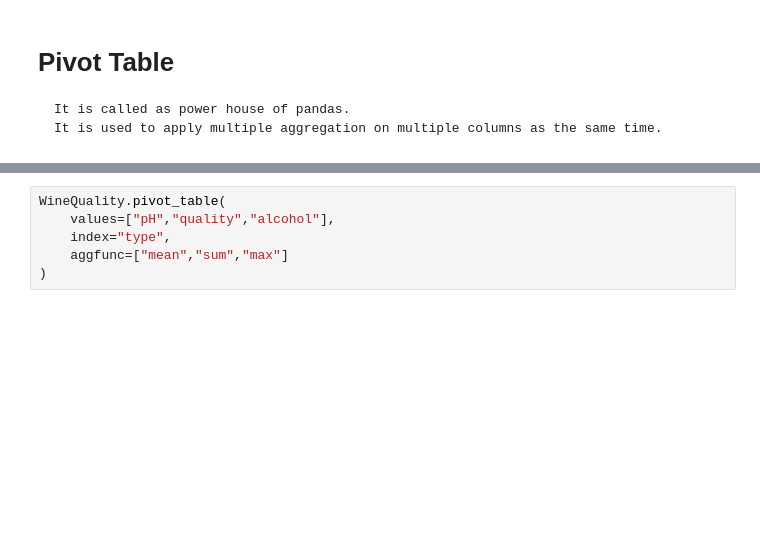
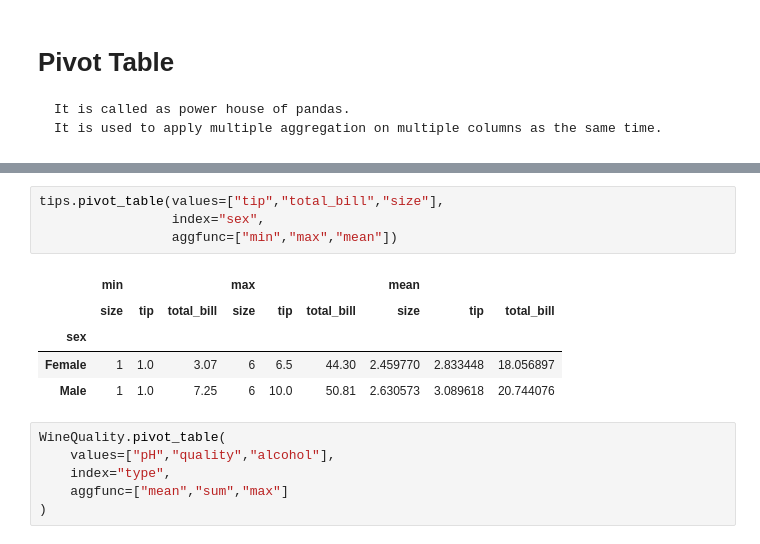
Before and after one commit to Amandeep006/QSPIDER-, a Jupyter notebook: pylab/pan.ipynb, the cells around one changed output, grey strips where cells are left out. Drawn from its saved outputs; the diff is of its cells as text; blank space fills up the shorter version.

```diff
--- a/pylab/pan.ipynb
+++ b/pylab/pan.ipynb
@@ -920,6 +920,16 @@ WineQuality.head()
 | 2 | white | 8.1 | 0.28 | 0.40 | 6.9 | 0.050 | 30.0 | ... |
 | 3 | white | 7.2 | 0.23 | 0.32 | 8.5 | 0.058 | 47.0 | ... |
 | 6 | white | 6.2 | 0.32 | 0.16 | 7.0 | 0.045 | 30.0 | ... |
+# %%
+tips.pivot_table(values=["tip","total_bill","size"],
+                 index="sex",
+                 aggfunc=["min","max","mean"])
+# %% [output]
+|  | min |  |  | max |  |  | mean |  |  |
+|  | size | tip | total_bill | size | tip | total_bill | size | tip | total_bill |
+| sex |  |  |  |  |  |  |  |  |  |
+| Female | 1 | 1.0 | 3.07 | 6 | 6.5 | 44.30 | 2.459770 | 2.833448 | 18.056897 |
+| Male | 1 | 1.0 | 7.25 | 6 | 10.0 | 50.81 | 2.630573 | 3.089618 | 20.744076 |
 # %%
 WineQuality.pivot_table(
     values=["pH","quality","alcohol"],
```
Also changed, not shown: parts of 7 cells of this notebook, 3 other files.
